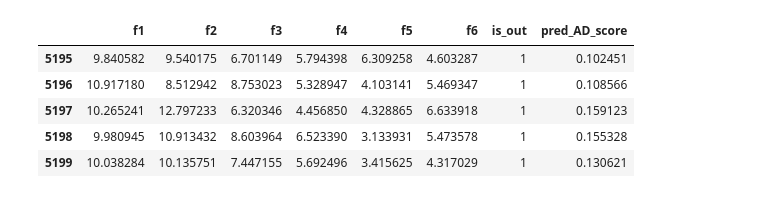
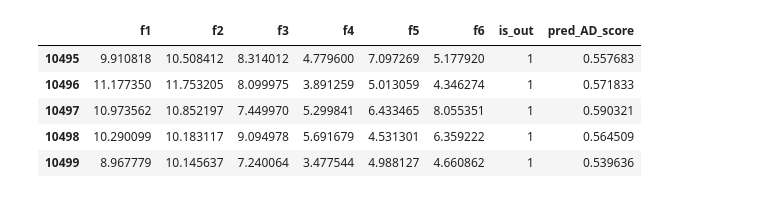
Before and after one commit to dandolodavid/ACME, a Jupyter notebook: notebook/ACME - anomlay detection.ipynb, the cells around one changed output. Drawn from its saved outputs; the diff is of its cells as text; code cells hidden in the pictures.

```diff
--- a/notebook/ACME - anomlay detection.ipynb
+++ b/notebook/ACME - anomlay detection.ipynb
@@ -15,12 +15,12 @@ import pandas as pd
 # %%
 mean = [5,5,5,5,5,5]
 cov = np.identity(6)
-x_normal = pd.DataFrame(np.random.multivariate_normal(mean, cov, 5000), columns = ['f'+str(i) for i in range(1,7)] )
+x_normal = pd.DataFrame(np.random.multivariate_normal(mean, cov, 10000), columns = ['f'+str(i) for i in range(1,7)] )
 x_normal['is_out'] = 0
 # %%
 mean = [10,10,8,5,5,5]
 cov = np.identity(6)
-x_outliers =  pd.DataFrame(np.random.multivariate_normal(mean, cov, 200), columns = ['f'+str(i) for i in range(1,7)] )
+x_outliers =  pd.DataFrame(np.random.multivariate_normal(mean, cov, 500), columns = ['f'+str(i) for i in range(1,7)] )
 x_outliers['is_out'] = 1
 # %%
 X = pd.concat([x_normal,x_outliers],ignore_index=True, sort=False).reset_index(drop=True)
@@ -29,14 +29,21 @@ features = ['f'+str(i) for i in range(1,7)]
 # %%
 from sklearn.ensemble import IsolationForest
 if_model = IsolationForest(random_state=0).fit(X[features])
+# %%
+def score_function(model, data):
+    try: # for global
+        df = model.decision_function(data)
+    except: # for local
+        df = model.decision_function(data.reshape(1,-1))
+
+    return (-1*df+1)/2
 # %%
-X['pred_AD_score'] = if_model.decision_function(X[features])
-X['pred_AD_score'] = -1*X['pred_AD_score']
+X['pred_AD_score'] = score_function(if_model,X[features])
 X.tail()
 # %% [output]
 |  | f1 | f2 | f3 | f4 | f5 | f6 | is_out | pred_AD_score |
-| 5195 | 9.840582 | 9.540175 | 6.701149 | 5.794398 | 6.309258 | 4.603287 | 1 | 0.102451 |
-| 5196 | 10.917180 | 8.512942 | 8.753023 | 5.328947 | 4.103141 | 5.469347 | 1 | 0.108566 |
-| 5197 | 10.265241 | 12.797233 | 6.320346 | 4.456850 | 4.328865 | 6.633918 | 1 | 0.159123 |
-| 5198 | 9.980945 | 10.913432 | 8.603964 | 6.523390 | 3.133931 | 5.473578 | 1 | 0.155328 |
-| 5199 | 10.038284 | 10.135751 | 7.447155 | 5.692496 | 3.415625 | 4.317029 | 1 | 0.130621 |
+| 10495 | 9.910818 | 10.508412 | 8.314012 | 4.779600 | 7.097269 | 5.177920 | 1 | 0.557683 |
+| 10496 | 11.177350 | 11.753205 | 8.099975 | 3.891259 | 5.013059 | 4.346274 | 1 | 0.571833 |
+| 10497 | 10.973562 | 10.852197 | 7.449970 | 5.299841 | 6.433465 | 8.055351 | 1 | 0.590321 |
+| 10498 | 10.290099 | 10.183117 | 9.094978 | 5.691679 | 4.531301 | 6.359222 | 1 | 0.564509 |
+| 10499 | 8.967779 | 10.145637 | 7.240064 | 3.477544 | 4.988127 | 4.660862 | 1 | 0.539636 |
```
Also changed, not shown: parts of 21 cells of this notebook, 4 other files.
